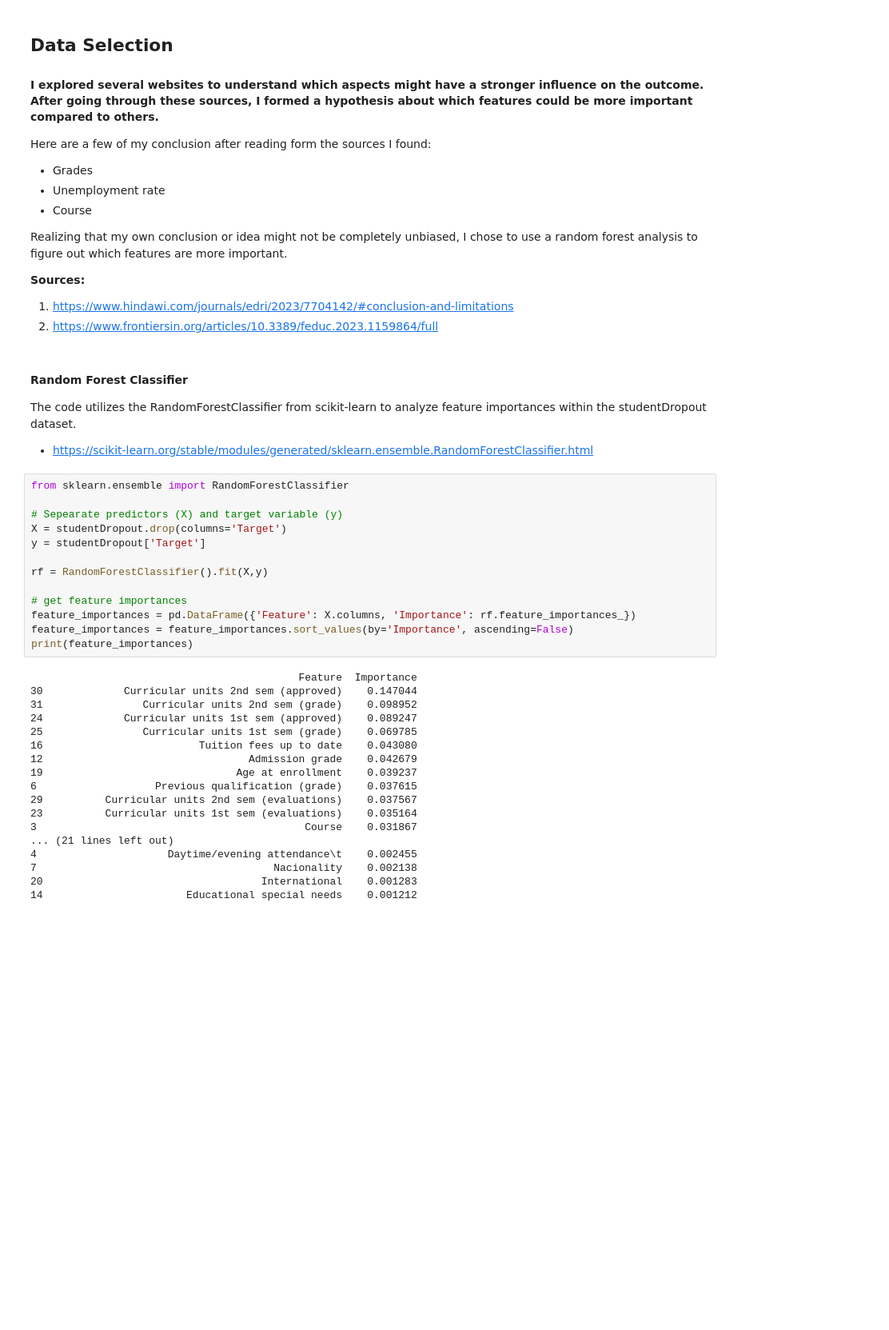
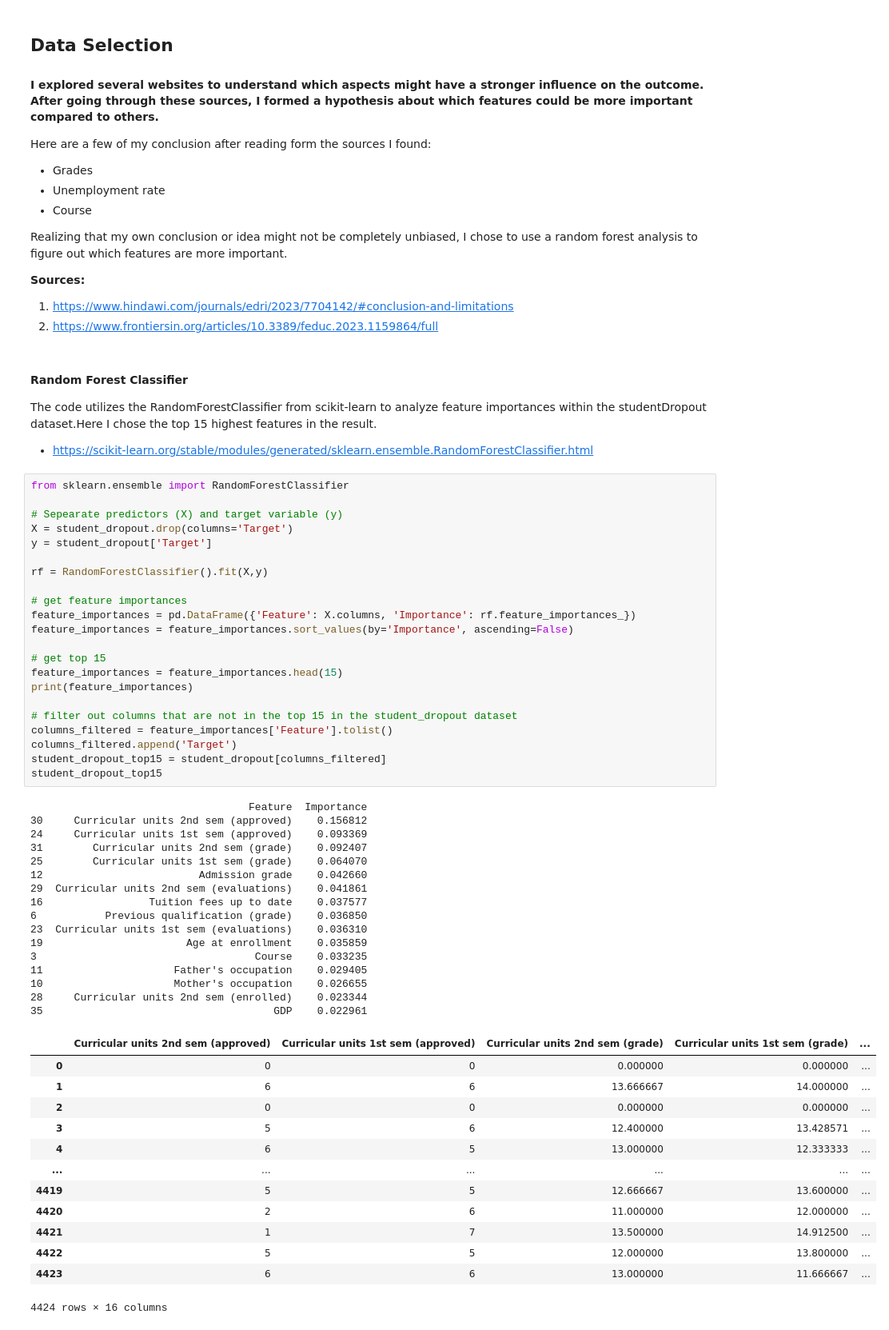
Before and after one commit to Henry-0810/Data-Analysis, a Jupyter notebook: Project/DropOutRate.ipynb, the cells around one changed output. Shown: that part at 80% size. Cells and saved outputs as stored; diff of their text form; blank space fills up the shorter version.

```diff
--- a/Project/DropOutRate.ipynb
+++ b/Project/DropOutRate.ipynb
@@ -67,36 +70,57 @@ Realizing that my own conclusion or idea might not be completely unbiased, I cho
 2. https://www.frontiersin.org/articles/10.3389/feduc.2023.1159864/full
 # %% [markdown]
 #### Random Forest Classifier
-The code utilizes the RandomForestClassifier from scikit-learn to analyze feature importances within the studentDropout dataset.
+The code utilizes the RandomForestClassifier from scikit-learn to analyze feature importances within the studentDropout dataset.Here I chose the top 15 highest features in the result.
 - https://scikit-learn.org/stable/modules/generated/sklearn.ensemble.RandomForestClassifier.html
 # %%
 from sklearn.ensemble import RandomForestClassifier
 
 # Sepearate predictors (X) and target variable (y)
-X = studentDropout.drop(columns='Target')
-y = studentDropout['Target']
+X = student_dropout.drop(columns='Target')
+y = student_dropout['Target']
 
 rf = RandomForestClassifier().fit(X,y)
 
 # get feature importances
 feature_importances = pd.DataFrame({'Feature': X.columns, 'Importance': rf.feature_importances_})
 feature_importances = feature_importances.sort_values(by='Importance', ascending=False)
+
+# get top 15
+feature_importances = feature_importances.head(15)
 print(feature_importances)
+
+# filter out columns that are not in the top 15 in the student_dropout dataset
+columns_filtered = feature_importances['Feature'].tolist()
+columns_filtered.append('Target')
+student_dropout_top15 = student_dropout[columns_filtered]
+student_dropout_top15
 # %% [output]
-                                           Feature  Importance
-30             Curricular units 2nd sem (approved)    0.147044
-31                Curricular units 2nd sem (grade)    0.098952
-24             Curricular units 1st sem (approved)    0.089247
-25                Curricular units 1st sem (grade)    0.069785
-16                         Tuition fees up to date    0.043080
-12                                 Admission grade    0.042679
-19                               Age at enrollment    0.039237
-6                   Previous qualification (grade)    0.037615
-29          Curricular units 2nd sem (evaluations)    0.037567
-23          Curricular units 1st sem (evaluations)    0.035164
-3                                           Course    0.031867
-... (21 lines left out)
-4                     Daytime/evening attendance\t    0.002455
-7                                      Nacionality    0.002138
-20                                   International    0.001283
-14                       Educational special needs    0.001212
+                                   Feature  Importance
+30     Curricular units 2nd sem (approved)    0.156812
+24     Curricular units 1st sem (approved)    0.093369
+31        Curricular units 2nd sem (grade)    0.092407
+25        Curricular units 1st sem (grade)    0.064070
+12                         Admission grade    0.042660
+29  Curricular units 2nd sem (evaluations)    0.041861
+16                 Tuition fees up to date    0.037577
+6           Previous qualification (grade)    0.036850
+23  Curricular units 1st sem (evaluations)    0.036310
+19                       Age at enrollment    0.035859
+3                                   Course    0.033235
+11                     Father's occupation    0.029405
+10                     Mother's occupation    0.026655
+28     Curricular units 2nd sem (enrolled)    0.023344
+35                                     GDP    0.022961
+|  | Curricular units 2nd sem (approved) | Curricular units 1st sem (approved) | Curricular units 2nd sem (grade) | Curricular units 1st sem (grade) | ... |
+| 0 | 0 | 0 | 0.000000 | 0.000000 | ... |
+| 1 | 6 | 6 | 13.666667 | 14.000000 | ... |
+| 2 | 0 | 0 | 0.000000 | 0.000000 | ... |
+| 3 | 5 | 6 | 12.400000 | 13.428571 | ... |
+| 4 | 6 | 5 | 13.000000 | 12.333333 | ... |
+| ... | ... | ... | ... | ... | ... |
+| 4419 | 5 | 5 | 12.666667 | 13.600000 | ... |
+| 4420 | 2 | 6 | 11.000000 | 12.000000 | ... |
+| 4421 | 1 | 7 | 13.500000 | 14.912500 | ... |
+| 4422 | 5 | 5 | 12.000000 | 13.800000 | ... |
+| 4423 | 6 | 6 | 13.000000 | 11.666667 | ... |
+4424 rows × 16 columns
```
Also changed, not shown: parts of 10 cells of this notebook.
